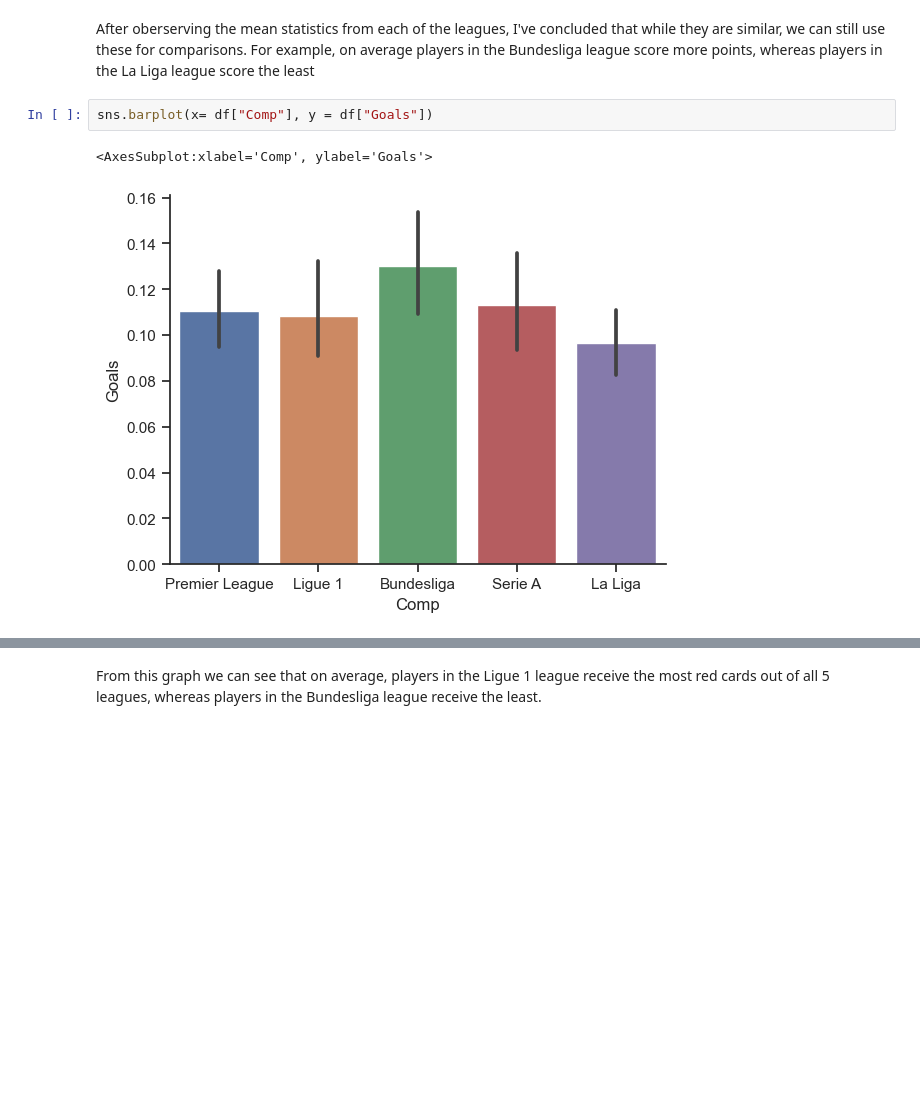
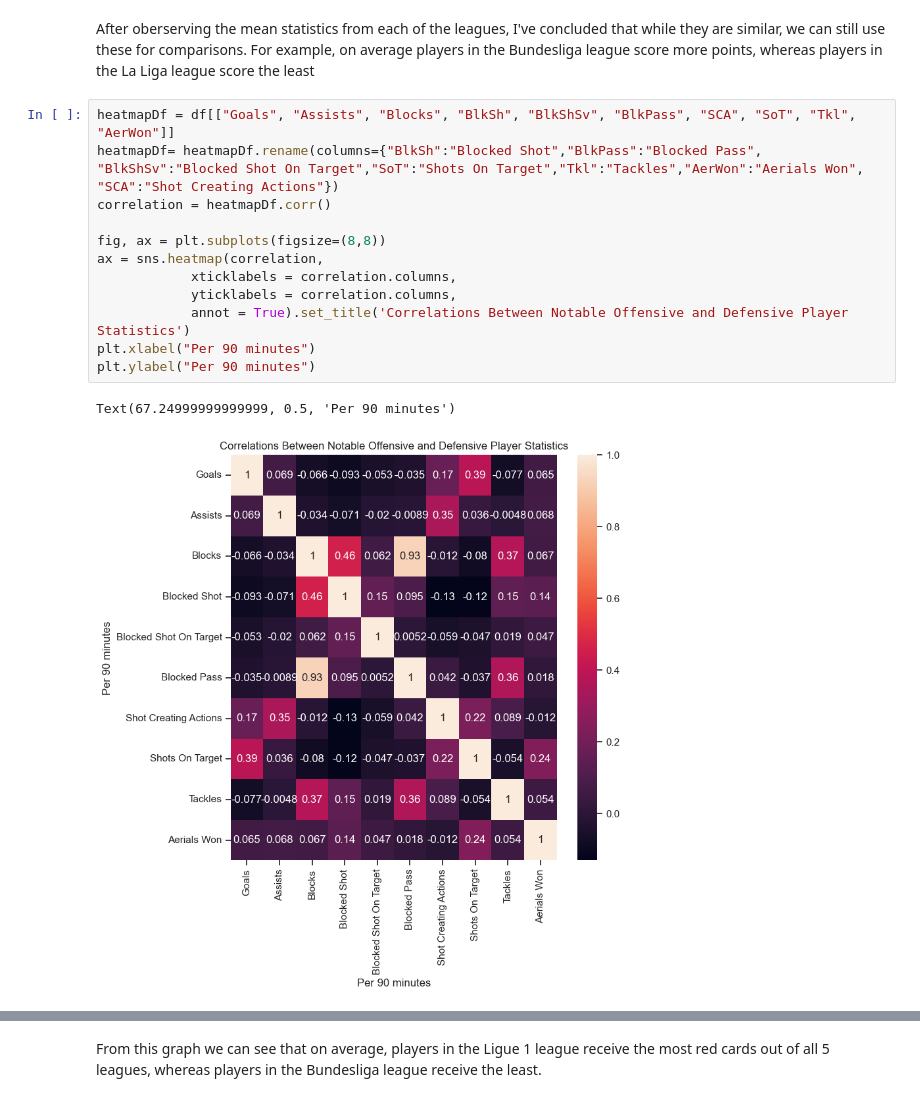
Before and after one commit to ubco-W2022T1-cosc301/project-group-25, a Jupyter notebook: notebooks/analysis2.ipynb, the cells around one changed output, grey strips where cells are left out. Cells and saved outputs as stored; diff of their text form; blank space fills up the shorter version.

```diff
--- a/notebooks/analysis2.ipynb
+++ b/notebooks/analysis2.ipynb
@@ -114,8 +100,18 @@ df_leagues
 | 4 | Serie A | 1516.518987 | 26.287975 | 1995.226266 | 18.537975 | 13.227848 | 1187.756329 | 13.195095 | 0.113212 | 1.226013 | 0.379557 | ... |
 # %% [markdown]
 After oberserving the mean statistics from each of the leagues, I've concluded that while they are similar, we can still use these for comparisons. For example, on average players in the Bundesliga league score more points, whereas players in the La Liga league score the least
-# %%
-sns.barplot(x= df["Comp"], y = df["Goals"])
-# %% [output]
-<AxesSubplot:xlabel='Comp', ylabel='Goals'>
-[figure, removed]
+# %%
+heatmapDf = df[["Goals", "Assists", "Blocks", "BlkSh", "BlkShSv", "BlkPass", "SCA", "SoT", "Tkl", "AerWon"]]
+heatmapDf= heatmapDf.rename(columns={"BlkSh":"Blocked Shot","BlkPass":"Blocked Pass", "BlkShSv":"Blocked Shot On Target","SoT":"Shots On Target","Tkl":"Tackles","AerWon":"Aerials Won", "SCA":"Shot Creating Actions"})
+correlation = heatmapDf.corr()
+
+fig, ax = plt.subplots(figsize=(8,8))
+ax = sns.heatmap(correlation,
+            xticklabels = correlation.columns,
+            yticklabels = correlation.columns,
+            annot = True).set_title('Correlations Between Notable Offensive and Defensive Player Statistics')
+plt.xlabel("Per 90 minutes")
+plt.ylabel("Per 90 minutes")
+# %% [output]
+Text(67.24999999999999, 0.5, 'Per 90 minutes')
+[figure, added]
```
Also changed, not shown: parts of 21 cells of this notebook, 1 other file.
